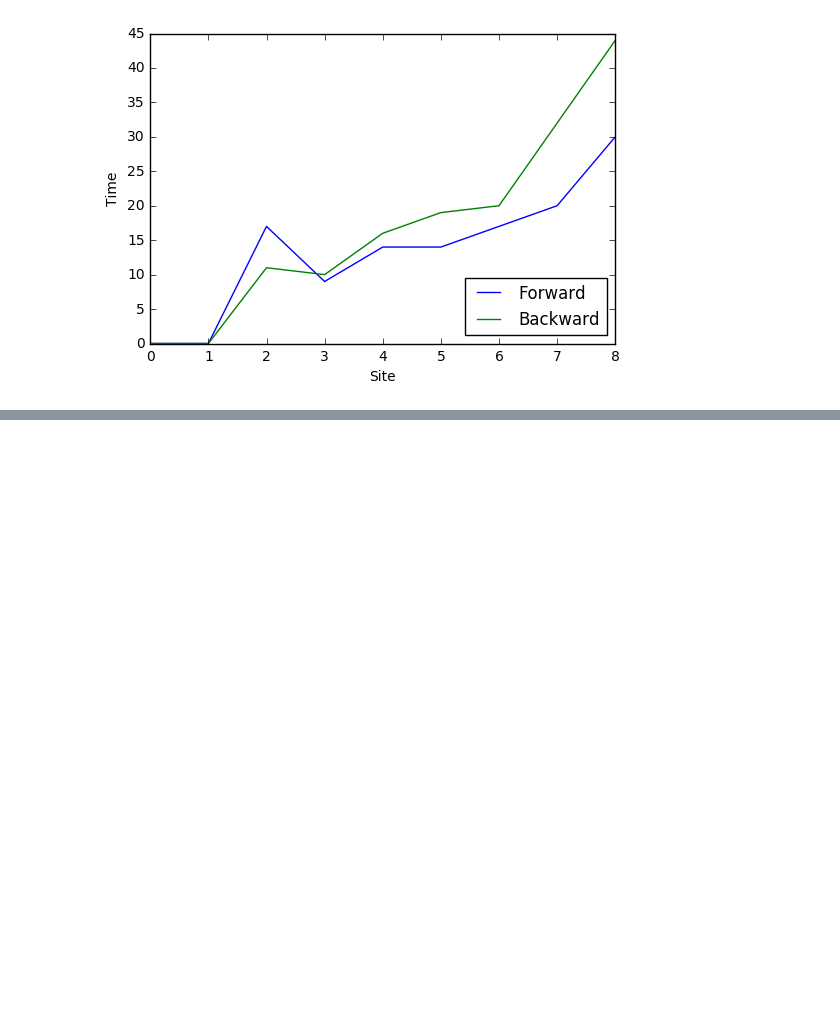
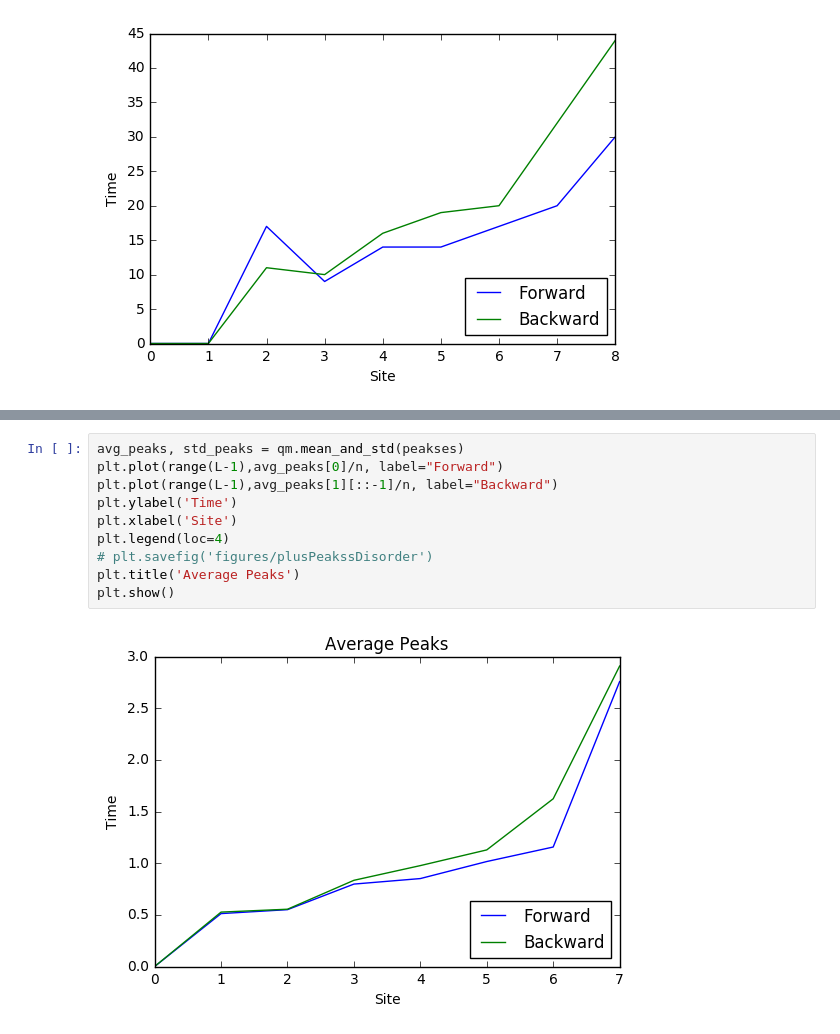
Before and after one commit to cnstahl/Asymmetric, a Jupyter notebook: python/Hamiltonian/Peaks.ipynb, the cells around one changed output, grey strips where cells are left out. Cells and saved outputs as stored; diff of their text form; blank space fills up the shorter version.

```diff
--- a/python/Hamiltonian/Peaks.ipynb
+++ b/python/Hamiltonian/Peaks.ipynb
@@ -312,0 +341,12 @@ for fname in fnames:
+# %%
+avg_peaks, std_peaks = qm.mean_and_std(peakses)
+plt.plot(range(L-1),avg_peaks[0]/n, label="Forward")
+plt.plot(range(L-1),avg_peaks[1][::-1]/n, label="Backward")
+plt.ylabel('Time')
+plt.xlabel('Site')
+plt.legend(loc=4)
+# plt.savefig('figures/plusPeakssDisorder')
+plt.title('Average Peaks')
+plt.show()
+# %% [output]
+[figure, added]
```
Also changed, not shown: parts of 28 cells of this notebook, 38 other files.
